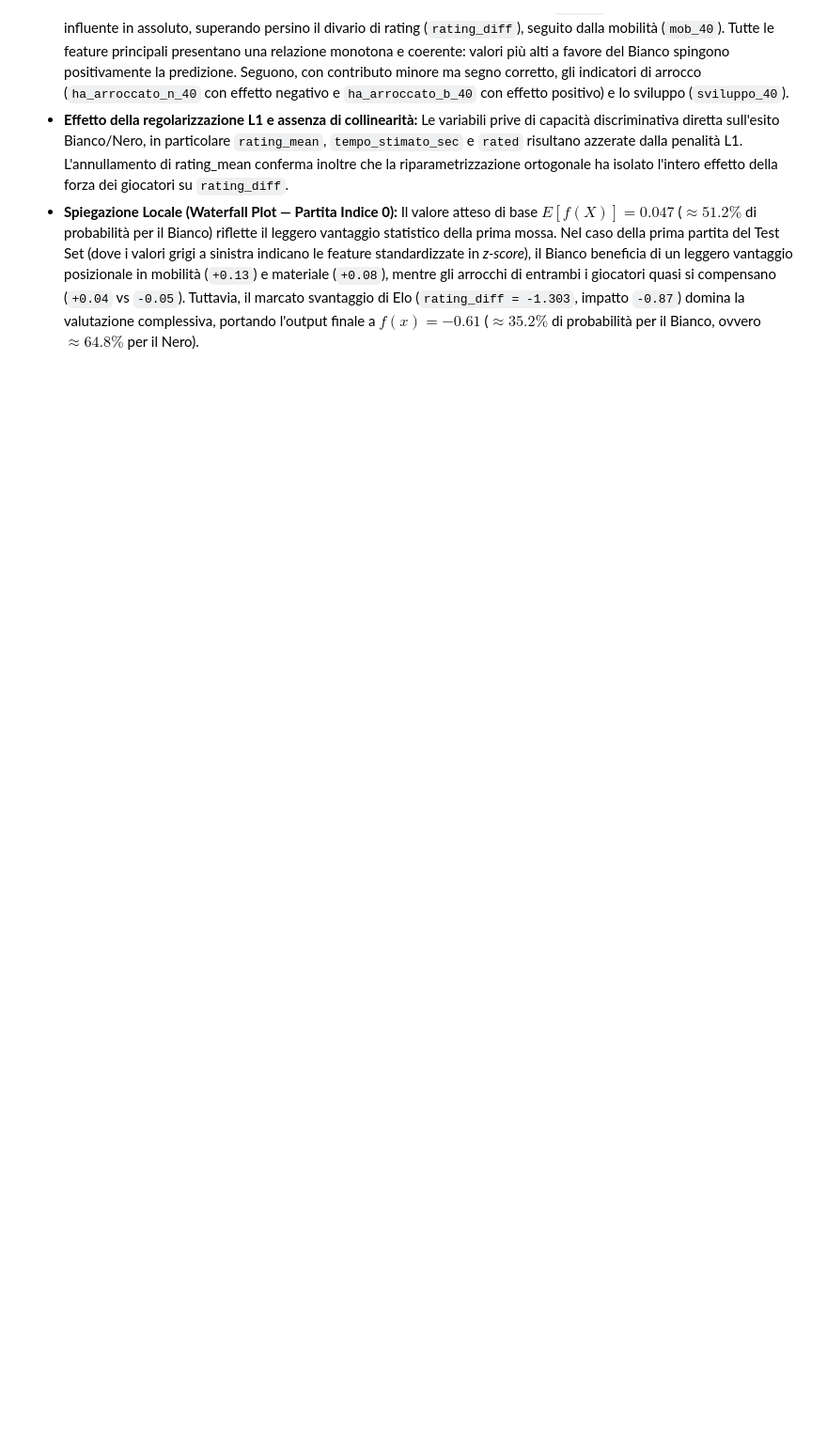
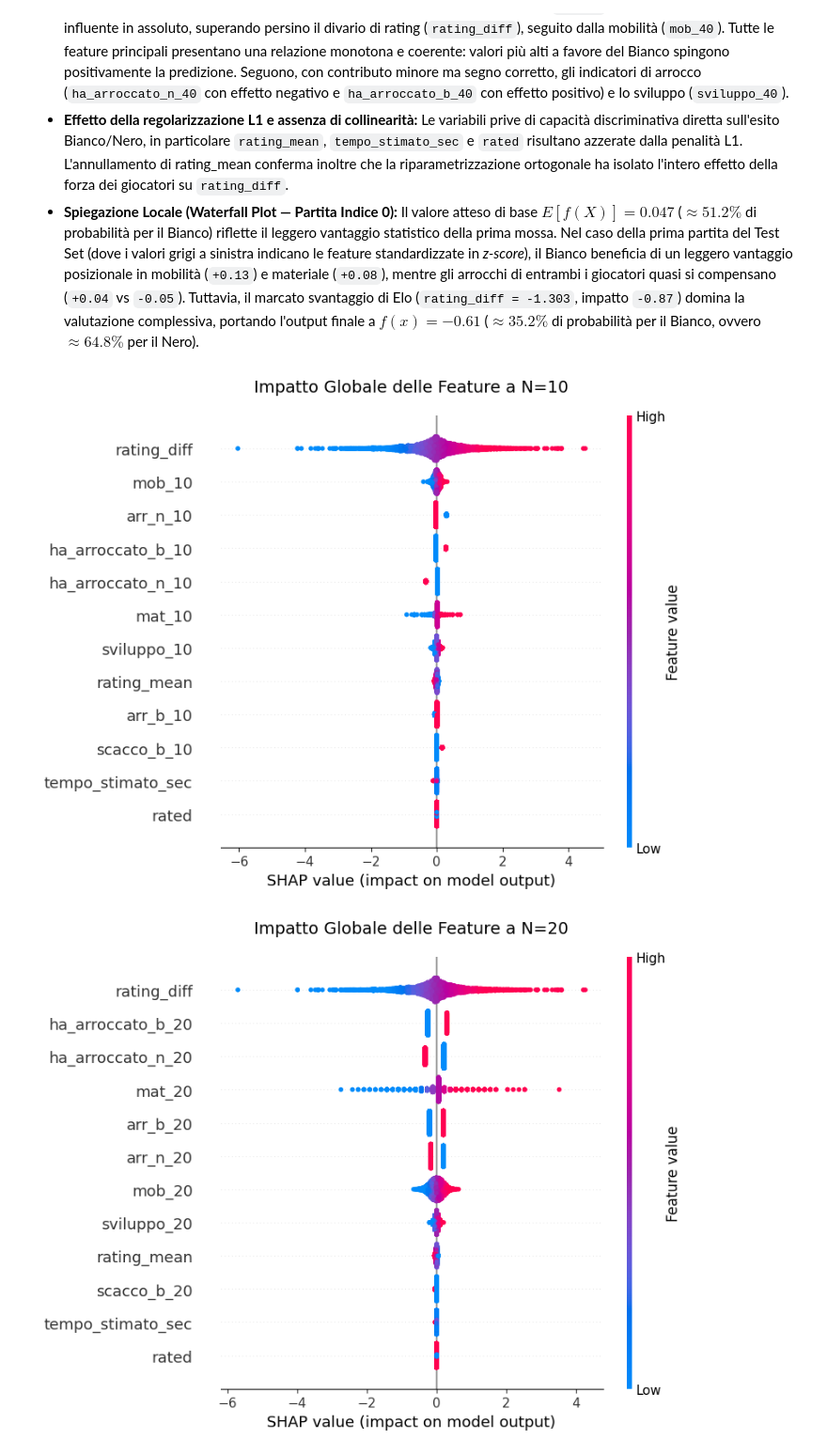
Before and after one commit to Lupo6789/tesi_scacchi, a Jupyter notebook: 05- Valutazione_sul_Test_Set_e_Interpretabilità_(SHAP).ipynb, the cells around one changed output. Shown at 94% size. Cells and saved outputs as stored; diff of their text form; code cells hidden in the pictures; blank space fills up the shorter version.

```diff
--- a/05- Valutazione_sul_Test_Set_e_Interpretabilità_(SHAP).ipynb
+++ b/05- Valutazione_sul_Test_Set_e_Interpretabilità_(SHAP).ipynb
@@ -197,35 +196,3 @@ La tabella riassuntiva conferma pienamente le ipotesi dell'esperimento e la soli
 * **Divergenza tra modello posizionale e baseline Elo:** Al crescere di $N$ si osserva un netto calo del potere predittivo associata alla baseline basata sulo sul rating_diff, (Test AUC da `0.714` a `0.697`, Log-Loss da `0.616` a `0.629`), poiché  si ipotizza le partite che raggiungono il mediogioco tendono a essere più equilibrate rispetto a quelle concluse rapidamente. Al contrario, l'integrazione delle feature posizionali fa crescere costantemente tutte le metriche del modello completo fino a $N=40$ (Test AUC `0.800`, Accuracy `0.713`, Log-Loss `0.541`).
 * **Significatività del guadagno (Bootstrap appaiato):** A N=10 il guadagno in AUC è trascurabile (`+0.002`, IC 95% `[-0.002, +0.006]`) e include lo zero, confermando che in apertura la sola posizione non aggiunge segnale significativo all'Elo. Da N=20 in avanti il guadagno diventa statisticamente significativo (`+0.030`, IC 95% `[+0.019, +0.040]`) — un miglioramento certificato con precisione dal bootstrap appaiato nonostante la lieve sovrapposizione degli intervalli marginali — fino a toccare `+0.103` (IC 95% `[+0.086, +0.120]`) a $N=40$.
 * **Esito del tuning:** L'ampliamento della griglia logaritmica con inclusione della penalità L1 supera il setup di default di scikit-learn (`C=1`, L2): il parametro L1 viene dunque selezionata su tutte le soglie (variando molto da N in N), beneficiando della selezione automatica delle feature posizionali con più carico informativo.
-# %%
-import shap
-import matplotlib.pyplot as plt
-
-print("--- GENERAZIONE GRAFICI SHAP (N=40) ---")
-
-# Inizializza il masker usando l'intero Train Set scalato (elimina il warning del subsampling)
-masker = shap.maskers.Independent(X_train_40_scaled_df, max_samples=len(X_train_40_scaled_df))
-
-# Inizializza l'Explainer sul modello lineare puro estratto dalla Pipeline
-explainer = shap.LinearExplainer(modello_40_logreg, masker=masker)
-shap_values = explainer(X_test_40_scaled_df)
-
-# Grafico 1: L'Importanza Globale (Summary Plot)
-plt.figure(figsize=(10, 6))
-shap.summary_plot(shap_values, X_test_40_scaled_df, show=False)
-plt.title("Impatto Globale delle Feature a N=40", fontsize=14, pad=20)
-plt.tight_layout()
-plt.show()
-
-# Grafico 2: La spiegazione di una partita locale (Waterfall Plot)
-indice_partita = 0
-base_value = explainer.expected_value
-
-plt.figure(figsize=(8, 5))
-shap.waterfall_plot(shap.Explanation(values=shap_values.values[indice_partita],
-                                     base_values=base_value,
-                                     data=X_test_40_scaled_df.iloc[indice_partita],
-                                     feature_names=X_test_40_scaled_df.columns), show=False)
-plt.title(f"Spiegazione Predizione Locale (Partita Indice {indice_partita})", fontsize=14, pad=20)
-plt.tight_layout()
-plt.show()
@@ -241,3 +324,14 @@ L'analisi SHAP condotta sul modello ottimizzato a $N=40$ (`C=0.032`, penalità L
 * **Importanza Globale (Summary Plot):** Alla 40ª semimossa il vantaggio materiale (`mat_40`) emerge come il fattore più influente in assoluto, superando persino il divario di rating (`rating_diff`), seguito dalla mobilità (`mob_40`). Tutte le feature principali presentano una relazione monotona e coerente: valori più alti a favore del Bianco spingono positivamente la predizione. Seguono, con contributo minore ma segno corretto, gli indicatori di arrocco (`ha_arroccato_n_40` con effetto negativo e `ha_arroccato_b_40` con effetto positivo) e lo sviluppo (`sviluppo_40`).
 * **Effetto della regolarizzazione L1 e assenza di collinearità:** Le variabili prive di capacità discriminativa diretta sull'esito Bianco/Nero, in particolare `rating_mean`, `tempo_stimato_sec` e `rated` risultano azzerate dalla penalità L1. L'annullamento di rating_mean conferma inoltre che la riparametrizzazione ortogonale ha isolato l'intero effetto della forza dei giocatori su `rating_diff`.
 * **Spiegazione Locale (Waterfall Plot — Partita Indice 0):** Il valore atteso di base $E[f(X)] = 0.047$ ($\approx 51.2\%$ di probabilità per il Bianco) riflette il leggero vantaggio statistico della prima mossa. Nel caso della prima partita del Test Set (dove i valori grigi a sinistra indicano le feature standardizzate in *z-score*), il Bianco beneficia di un leggero vantaggio posizionale in mobilità (`+0.13`) e materiale (`+0.08`), mentre gli arrocchi di entrambi i giocatori quasi si compensano (`+0.04` vs `-0.05`). Tuttavia, il marcato svantaggio di Elo (`rating_diff = -1.303`, impatto `-0.87`) domina la valutazione complessiva, portando l'output finale a $f(x) = -0.61$ ($\approx 35.2\%$ di probabilità per il Bianco, ovvero $\approx 64.8\%$ per il Nero).
+# %%
+# Grafici Beeswarm aggiuntivi per l'Appendice (N = 10, 20, 30)
+for N in [10, 20, 30]:
+    plt.figure(figsize=(10, 6))
+    shap.summary_plot(shap_per_N[N], dati_shap[N]['X_test_scaled'], show=False)
+    plt.title(f"Impatto Globale delle Feature a N={N}", fontsize=14, pad=20)
+    plt.tight_layout()
+    plt.show()
+# %% [output]
+[figure, added]
+[figure, added]
```
Also changed, not shown: parts of 5 cells of this notebook.
